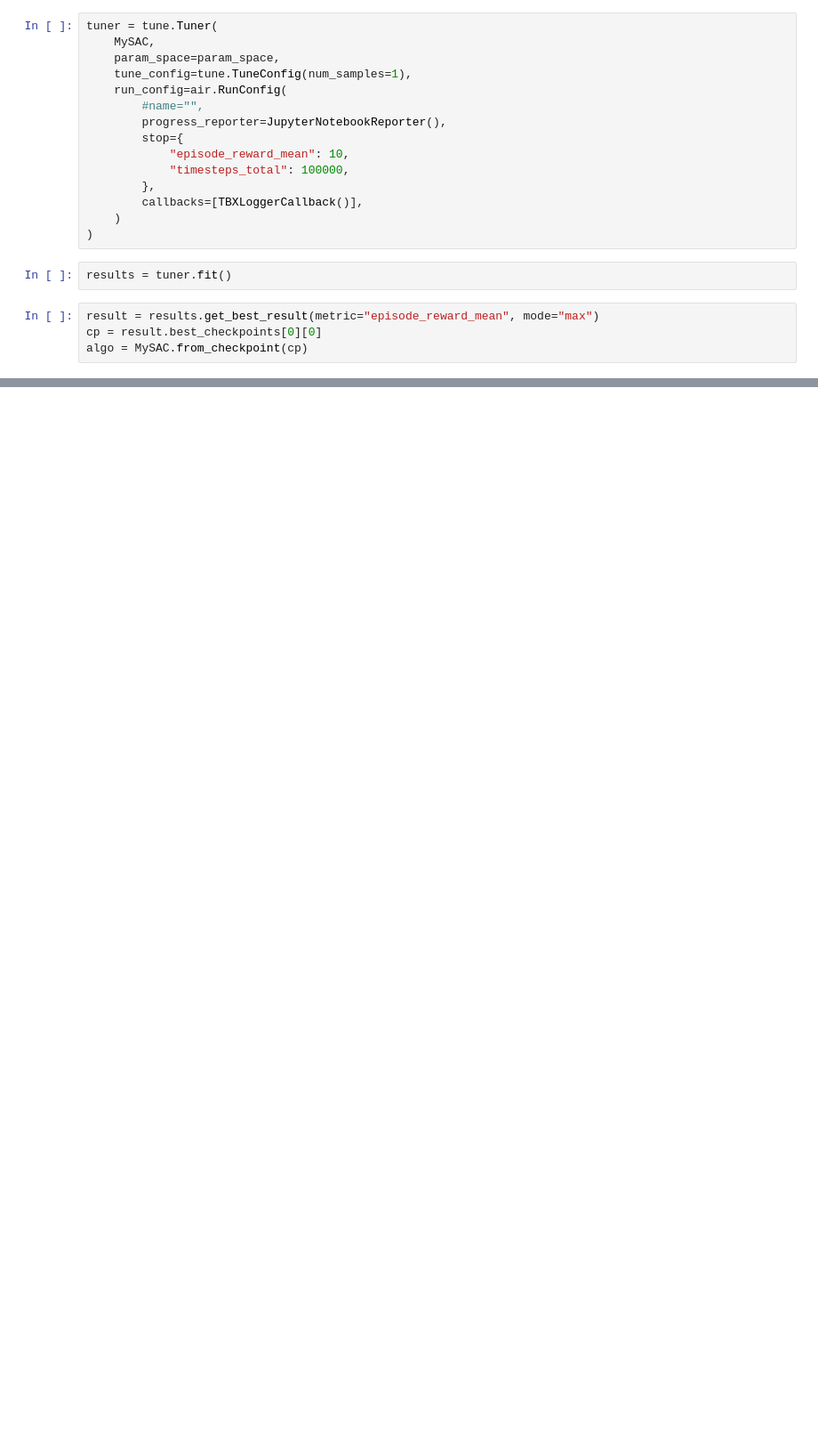
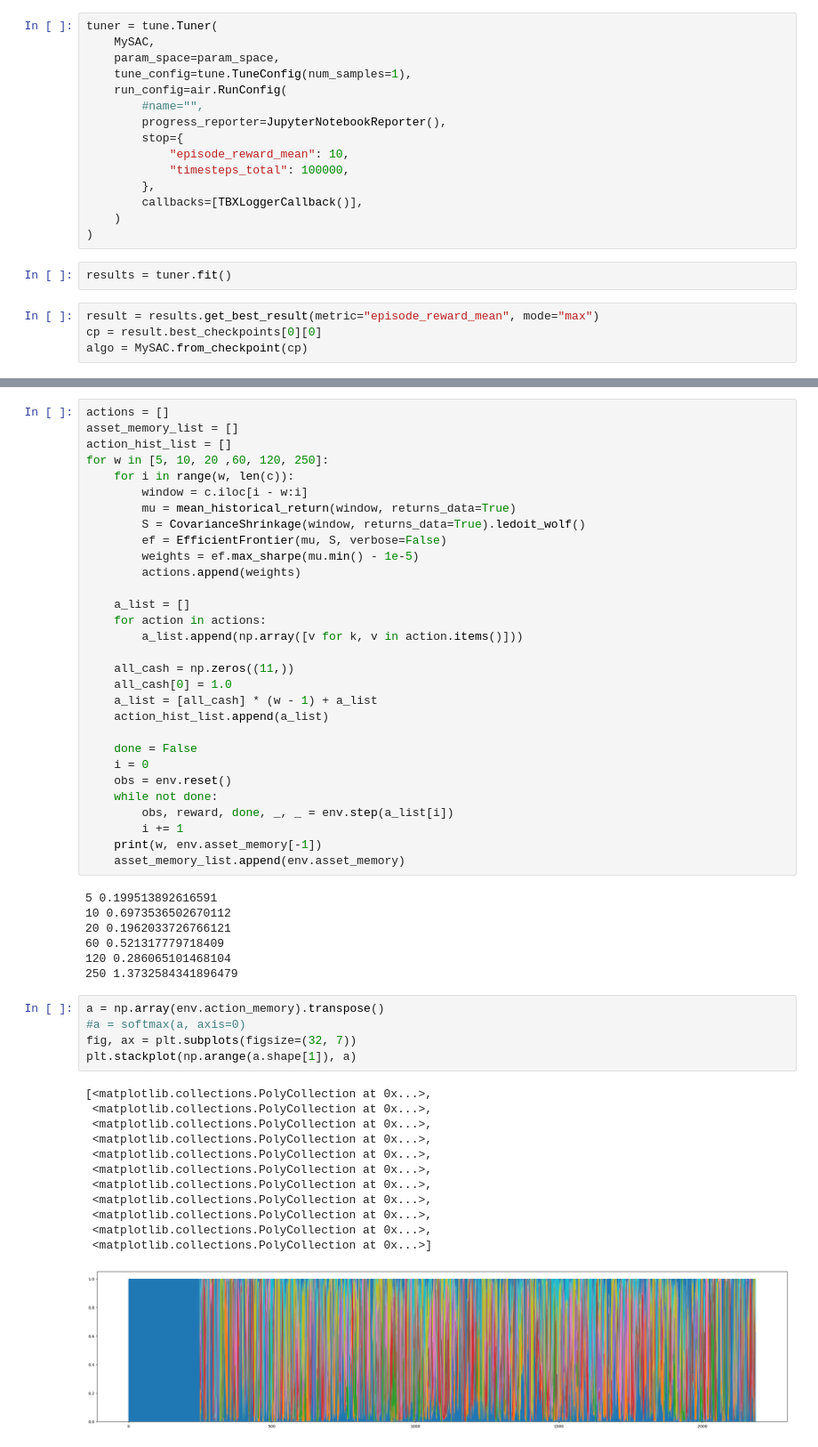
Before and after one commit to freedom5wind/StockTradingV2, a Jupyter notebook: multistock_trading.ipynb, the cells around one changed output, grey strips where cells are left out. Shown at 89% size. Cells and saved outputs as stored; diff of their text form; blank space fills up the shorter version.

```diff
--- a/multistock_trading.ipynb
+++ b/multistock_trading.ipynb
@@ -193,0 +326,55 @@ algo = MySAC.from_checkpoint(cp)
+# %%
+actions = []
+asset_memory_list = []
+action_hist_list = []
+for w in [5, 10, 20 ,60, 120, 250]:
+    for i in range(w, len(c)):
+        window = c.iloc[i - w:i]
+        mu = mean_historical_return(window, returns_data=True)
+        S = CovarianceShrinkage(window, returns_data=True).ledoit_wolf()
+        ef = EfficientFrontier(mu, S, verbose=False)
+        weights = ef.max_sharpe(mu.min() - 1e-5)
+        actions.append(weights)
+
+    a_list = []
+    for action in actions:
+        a_list.append(np.array([v for k, v in action.items()]))
+
+    all_cash = np.zeros((11,))
+    all_cash[0] = 1.0
+    a_list = [all_cash] * (w - 1) + a_list
+    action_hist_list.append(a_list)
+
+    done = False
+    i = 0
+    obs = env.reset()
+    while not done:
+        obs, reward, done, _, _ = env.step(a_list[i])
+        i += 1
+    print(w, env.asset_memory[-1])
+    asset_memory_list.append(env.asset_memory)
+# %% [output]
+5 0.199513892616591
+10 0.6973536502670112
+20 0.1962033726766121
+60 0.521317779718409
+120 0.286065101468104
+250 1.3732584341896479
+# %%
+a = np.array(env.action_memory).transpose()
+#a = softmax(a, axis=0)
+fig, ax = plt.subplots(figsize=(32, 7))
+plt.stackplot(np.arange(a.shape[1]), a)
+# %% [output]
+[<matplotlib.collections.PolyCollection at 0x...>,
+ <matplotlib.collections.PolyCollection at 0x...>,
+ <matplotlib.collections.PolyCollection at 0x...>,
+ <matplotlib.collections.PolyCollection at 0x...>,
+ <matplotlib.collections.PolyCollection at 0x...>,
+ <matplotlib.collections.PolyCollection at 0x...>,
+ <matplotlib.collections.PolyCollection at 0x...>,
+ <matplotlib.collections.PolyCollection at 0x...>,
+ <matplotlib.collections.PolyCollection at 0x...>,
+ <matplotlib.collections.PolyCollection at 0x...>,
+ <matplotlib.collections.PolyCollection at 0x...>]
+[figure, added]
```
Also changed, not shown: parts of 14 cells of this notebook, 5 other files.
